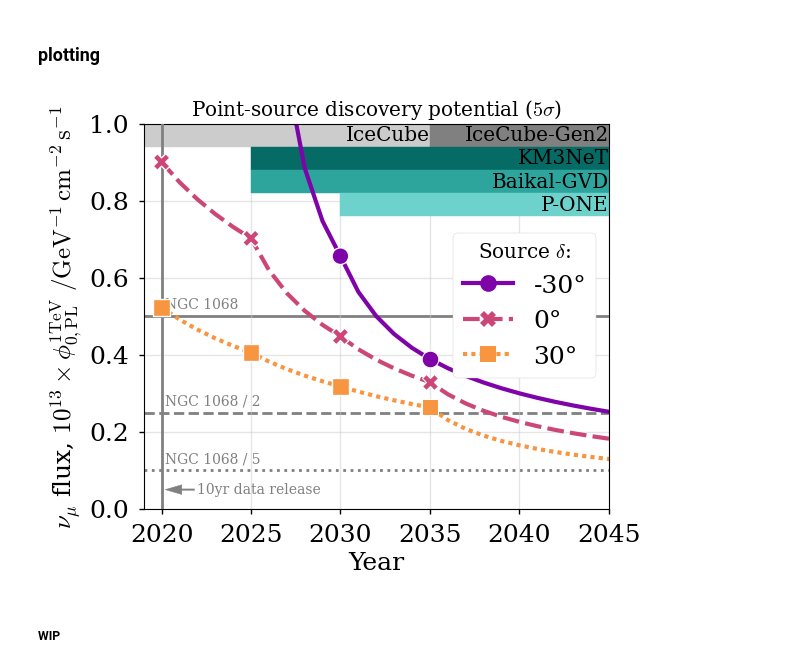
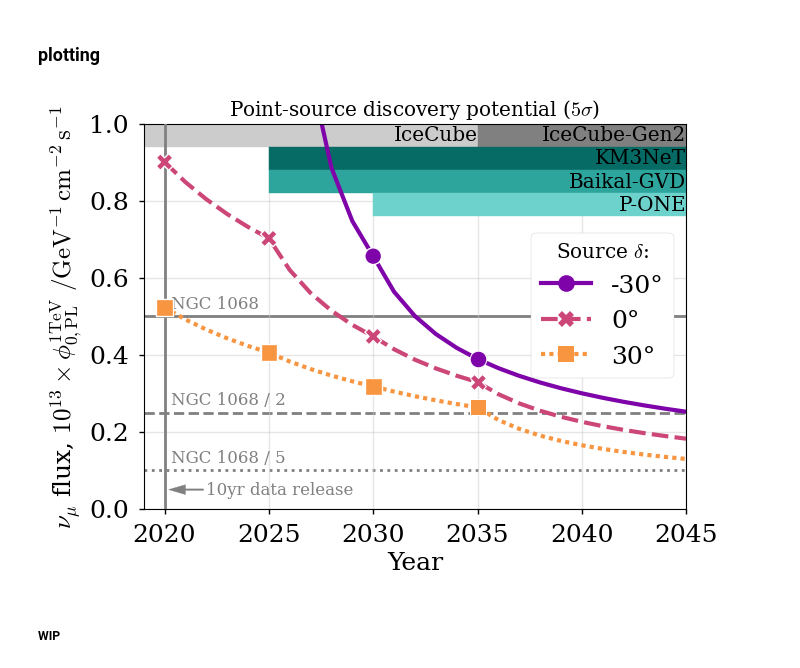
Before and after one commit to PLEnuM-group/Plenum, a Jupyter notebook: notebooks/analysis/pointsource_time_evolution.ipynb, the cells around one changed output. Drawn from its saved outputs; the diff is of its cells as text; code cells hidden in the pictures.

```diff
--- a/notebooks/analysis/pointsource_time_evolution.ipynb
+++ b/notebooks/analysis/pointsource_time_evolution.ipynb
@@ -546,7 +546,8 @@ flux["scaled_flux"] = flux.dp_flux * 1E13
 # %% [markdown]
 ### plotting
 # %%
-f, ax = plt.subplots(figsize=(6, 5))
+f, ax = plt.subplots(figsize=(7, 5))
+#f, ax = plt.subplots(figsize=(6, 5))
 
 edge = 1
 ax.set_ylim(0, edge)
@@ -562,7 +563,8 @@ ax.annotate(
     va="center",
     zorder=10,
     arrowprops=dict(width=1, headwidth=7, color=font_color),
-    color=font_color
+    color=font_color,
+    fontsize="large"
 )
 
 for yr_i, series in start_dates.iterrows():
@@ -636,35 +638,36 @@ legend = ax.legend(
     loc=1,
     title="Source $\delta$:",
 )
 plt.setp(legend.get_title(), fontsize="x-large")
 for line in legend.get_lines():
     line.set_linewidth(3)
     line.set_markersize(12)
 
 ax.set_xlim(2019, 2045)
 ax.set_ylabel(
     r"$\nu_\mu$ flux, $10^{13} \times \phi_{0, \rm PL}^{1\rm TeV} ~ / \rm GeV^{-1} \, cm^{-2} \, s^{-1}$",
 )
 
 for ii, _ls in zip([1, 2, 5], ["-", "--", ":"]):
     ax.axhline(ngc_flux.norm * 1e13 / ii, ls=_ls, lw=2, color=font_color, zorder=0)
     ax.text(
-        x=2020 + 0.2,
+        x=2020 + 0.3,
         y=0.02 + ngc_flux.norm * 1e13 / ii,
         s="NGC 1068" if ii == 1 else f"NGC 1068 / {ii}",
         color=font_color,
+        fontsize="large"
     )
 
 ax.grid(alpha=0.5)
 
 ax.set_title(
     "Point-source discovery potential ($5 \sigma$)",
     fontsize="x-large"
 )
 #f.tight_layout()
 f.savefig("../../plots/ngc_paper/time_evolution_significance_ps.pdf")
 # %% [output]
-[figure, old version]
+[figure, new version]
 # %% [markdown]
 ##### WIP #######
 # %% [markdown]
```
